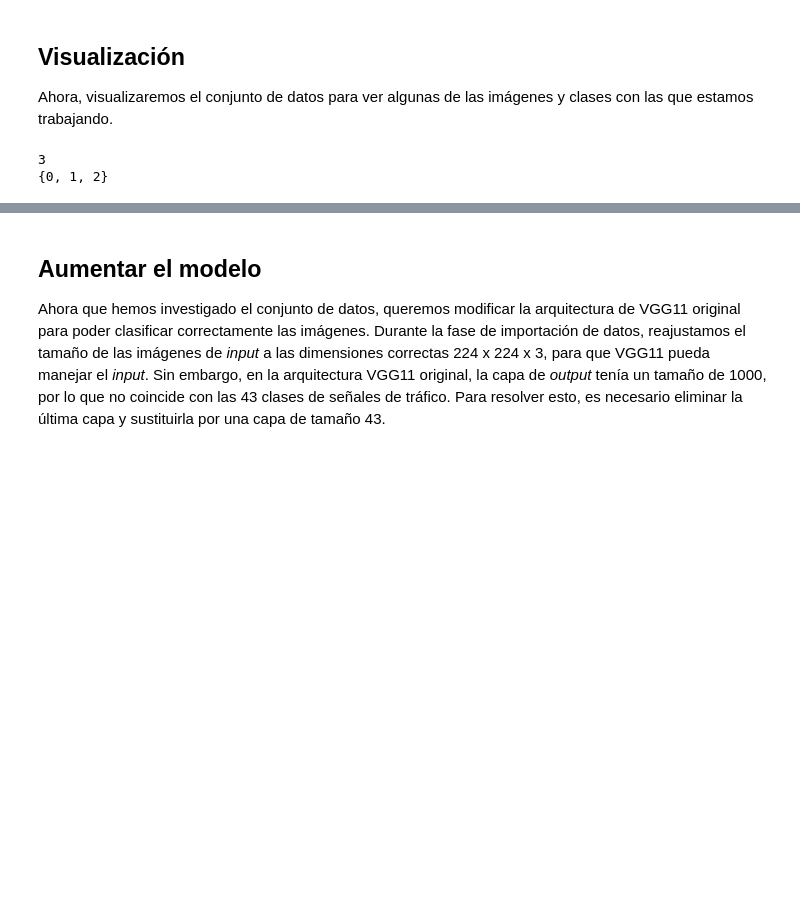
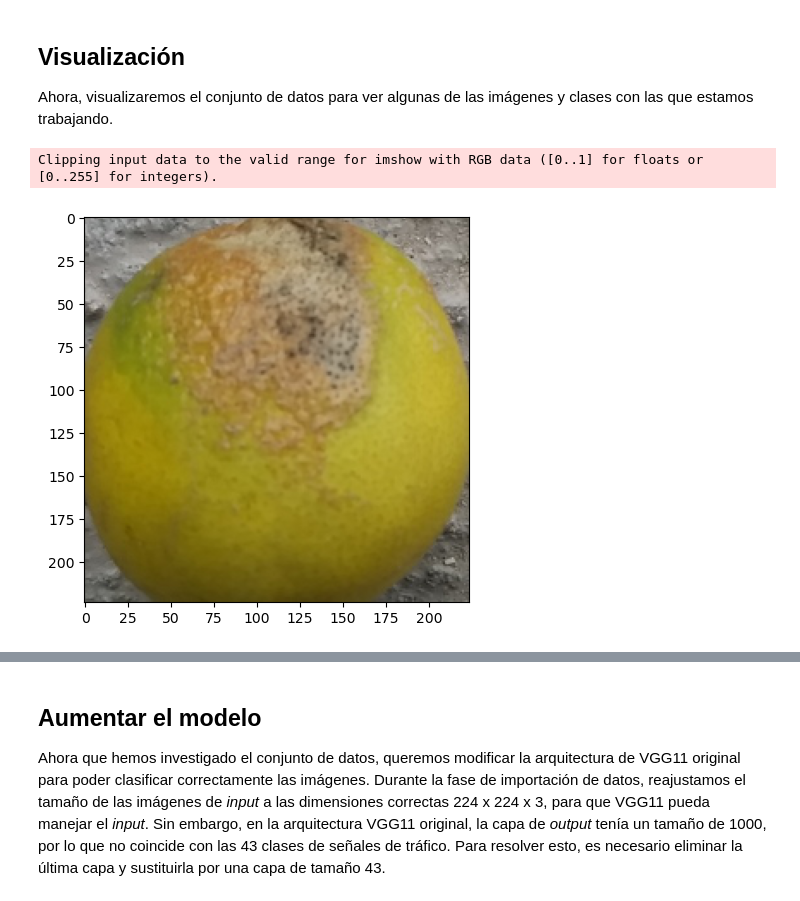
Before and after one commit to Rafdal/mit-course-notebooks, a Jupyter notebook: 12-Transfer_Learning.ipynb, the cells around one changed output, grey strips where cells are left out. Drawn from its saved outputs; the diff is of its cells as text; code cells hidden in the pictures; blank space fills up the shorter version.

```diff
--- a/12-Transfer_Learning.ipynb
+++ b/12-Transfer_Learning.ipynb
@@ -40,5 +40,4 @@ device = torch.device('cuda' if torch.cuda.is_available() else 'cpu')
 device
 
 # Importa un modelo VGG11 preentrenado con ImageNet
-vgg11 = torchvision.models.vgg11(pretrained=True, progress=True)
-vgg11
+vit_b16 = torchvision.models.vit_b_16(weights=torchvision.models.ViT_B_16_Weights.IMAGENET1K_SWAG_LINEAR_V1, progress=True)
@@ -115,16 +107,5 @@ dataset_sizes = {'train': 1769, 'val': 379, 'test': 380}
 ## Visualización
 
 Ahora, visualizaremos el conjunto de datos para ver algunas de las imágenes y clases con las que estamos trabajando.
-# %%
-# Primero, definir el número total de clases:
-set_labels = set()
-for _, labels in dataloaders["train"]:
-    for label in labels:
-        set_labels.add(label.item())
-print(len(set_labels))
-print(set_labels)
-# %% [output]
-3
-{0, 1, 2}
 # %%
 # Trazar una ground truth sobre las cifras y autocodificar
@@ -149,3 +136,19 @@ def view_lemon_class(label, count = 1):
 def view_lemon_all():
     for i in range(3):
         view_lemon_class(i)
+# %%
+fig = plt.figure(figsize=(5,5))
+
+
+someLemon1 = dataloaders["train"].dataset[502][0].unsqueeze(0)
+someLemon2 = dataloaders["test"].dataset[22][0].unsqueeze(0)
+someLemon3 = dataloaders["val"].dataset[52][0].unsqueeze(0)
+
+view_lemon(someLemon3.squeeze(0))
+
+out = torch.softmax(vit_b16.forward(someLemon3), dim=1)
+
+# view_lemon(someLemon.squeeze(0))
+# %% [output]
+Clipping input data to the valid range for imshow with RGB data ([0..1] for floats or [0..255] for integers).
+[figure, added]
```
Also changed, not shown: parts of 7 cells of this notebook, 3 other files.
